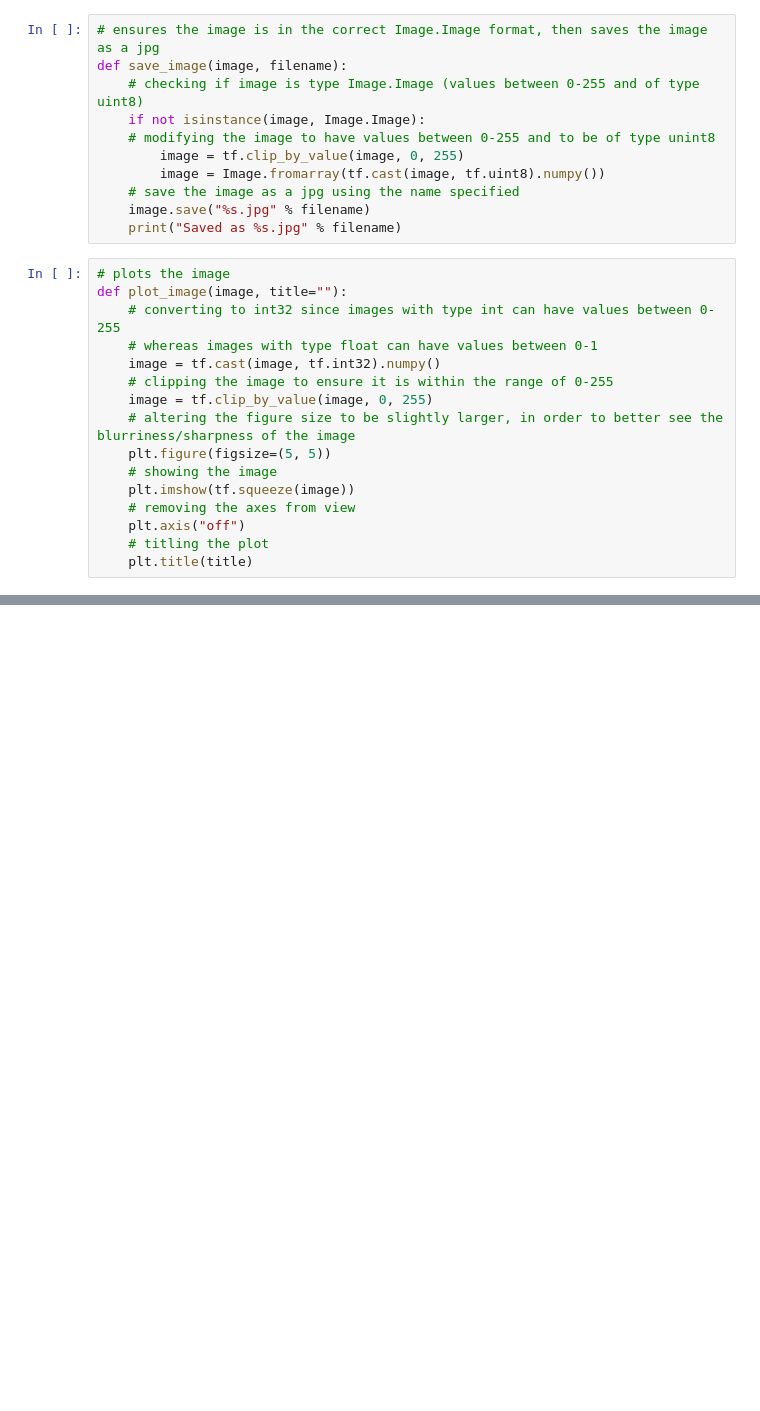
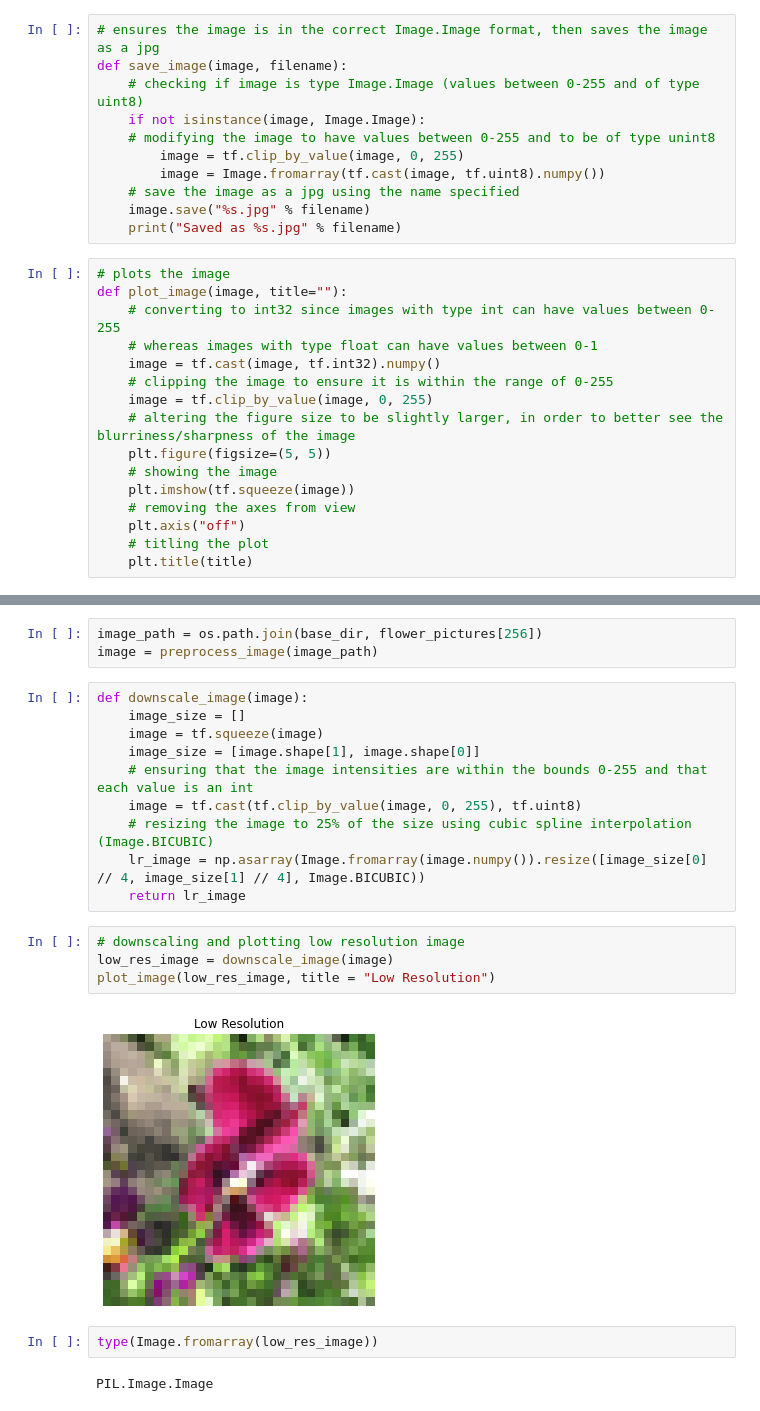
Before and after one commit to howardmonington/Neural-Network-Super-Resolution, a Jupyter notebook: main_ai.ipynb, the cells around one changed output, grey strips where cells are left out. Saved outputs shown, nothing was run; the diff lists cells and outputs as text; blank space fills up the shorter version.

```diff
--- a/main_ai.ipynb
+++ b/main_ai.ipynb
@@ -311,0 +121,23 @@ TypeError: Invalid shape (2,) for image data
+# %%
+image_path = os.path.join(base_dir, flower_pictures[256])
+image = preprocess_image(image_path)
+# %%
+def downscale_image(image):
+    image_size = []
+    image = tf.squeeze(image)
+    image_size = [image.shape[1], image.shape[0]]
+    # ensuring that the image intensities are within the bounds 0-255 and that each value is an int
+    image = tf.cast(tf.clip_by_value(image, 0, 255), tf.uint8)
+    # resizing the image to 25% of the size using cubic spline interpolation (Image.BICUBIC)
+    lr_image = np.asarray(Image.fromarray(image.numpy()).resize([image_size[0] // 4, image_size[1] // 4], Image.BICUBIC))
+    return lr_image
+# %%
+# downscaling and plotting low resolution image
+low_res_image = downscale_image(image)
+plot_image(low_res_image, title = "Low Resolution")
+# %% [output]
+[figure, added]
+# %%
+type(Image.fromarray(low_res_image))
+# %% [output]
+PIL.Image.Image
```
Also changed, not shown: parts of 43 cells of this notebook.
